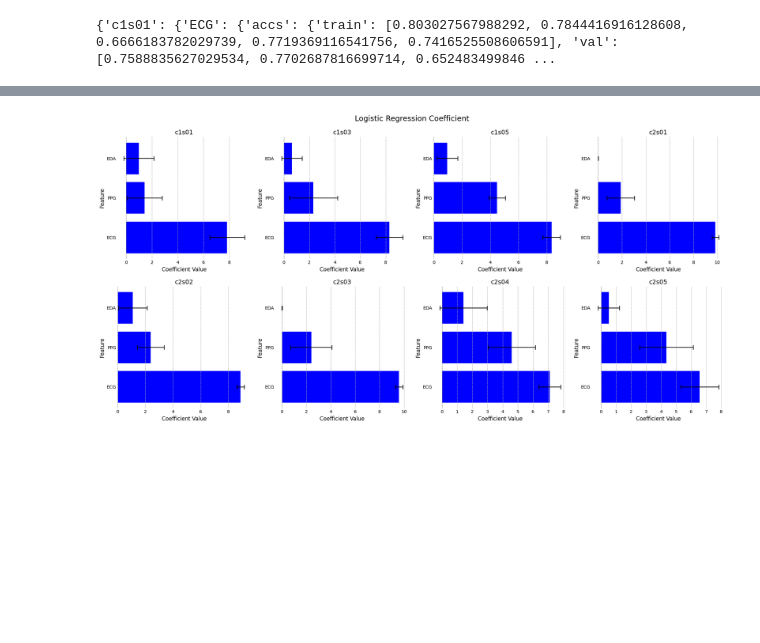
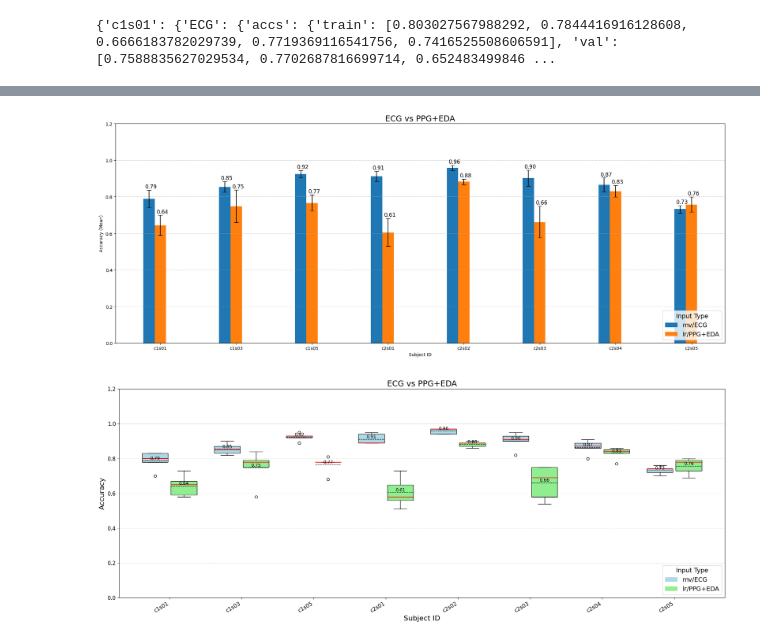
Before and after one commit to PSI-TAMU/PhysioCGM, a Jupyter notebook: hypoglycemia_prediction/notebooks/show_results.ipynb, the cells around one changed output, grey strips where cells are left out. Drawn from its saved outputs; the diff is of its cells as text; code cells hidden in the pictures; blank space fills up the shorter version.

```diff
--- a/hypoglycemia_prediction/notebooks/show_results.ipynb
+++ b/hypoglycemia_prediction/notebooks/show_results.ipynb
@@ -198,56 +468,0 @@ for subject_id in subjects:
-# %%
-import os
-from collections import defaultdict
-import matplotlib.pyplot as plt
-import numpy as np
-import pandas as pd
-from sklearn.linear_model import LogisticRegression
-from sklearn.datasets import make_classification
-
-
-fig, ax = plt.subplots(2, 4, figsize=(20, 10))
-for i, subject_id in enumerate(subject_ids):
-
-    importance = defaultdict(list)
-    for k in range(5):
-        train_data = pd.read_csv(f'./results/MoE/{subject_id}/v{k+1}/MoE_train.csv')
-        val_data = pd.read_csv(f'./results/MoE/{subject_id}/v{k+1}/MoE_val.csv')
-
-        model = LogisticRegression(class_weight='balanced')
-        model.fit(train_data[['ecg', 'ppg', 'eda']], train_data['label'])
-
-        coefficients = model.coef_[0]
-        importance['ECG'].append(coefficients[0])
-        importance['PPG'].append(coefficients[1])
-        importance['EDA'].append(coefficients[2])
-
-    importance = pd.DataFrame(importance)
-    for _ in range(3):
-        ax[i//4, i%4].barh(
-            importance.columns,
-            importance.mean(),
-            xerr=importance.std(),
-            capsize=5,
-            color=np.where(importance.mean() > 0, 'blue', 'red')
-        )
-
-    ax[i//4, i%4].set_xlabel("Coefficient Value", fontsize=12)
-    ax[i//4, i%4].set_ylabel("Feature", fontsize=12)
-    ax[i//4, i%4].set_title(f"{subject_id}", fontsize=14)
-    ax[i//4, i%4].axvline(x=0, color='gray', linestyle='--', linewidth=0.8)  # Line at zero for reference
-    ax[i//4, i%4].set_yticks([0, 1, 2])
-    ax[i//4, i%4].set_yticklabels(['ECG', 'PPG', 'EDA'])
-    ax[i//4, i%4].grid(axis='x', linestyle='--', linewidth=0.8)
-    ax[i//4, i%4].spines['top'].set_visible(False)
-    ax[i//4, i%4].spines['right'].set_visible(False)
-    ax[i//4, i%4].spines['bottom'].set_visible(False)
-    ax[i//4, i%4].spines['left'].set_visible(False)
-    ax[i//4, i%4].tick_params(axis='both', which='both', length=0)
-    ax[i//4, i%4].tick_params(axis='x', which='major', labelsize=10)
-    ax[i//4, i%4].tick_params(axis='y', which='major', labelsize=10)
-
-plt.suptitle('Logistic Regression Coefficient')
-plt.tight_layout()
-plt.show()
-# %% [output]
-[figure, removed]
@@ -333,0 +550,6 @@ def show_plot(cgm_results, categories, title='CGM-Level Detection'):
+# %%
+show_plot(cgm_results, ['mv/ECG', 'lr/PPG+EDA'], title='ECG vs PPG+EDA')
+show_boxplot(cgm_results, ['mv/ECG', 'lr/PPG+EDA'], title='ECG vs PPG+EDA', show_text=True)
+# %% [output]
+[figure, added]
+[figure, added]
```
Also changed, not shown: parts of 27 cells of this notebook, 8 other files.
